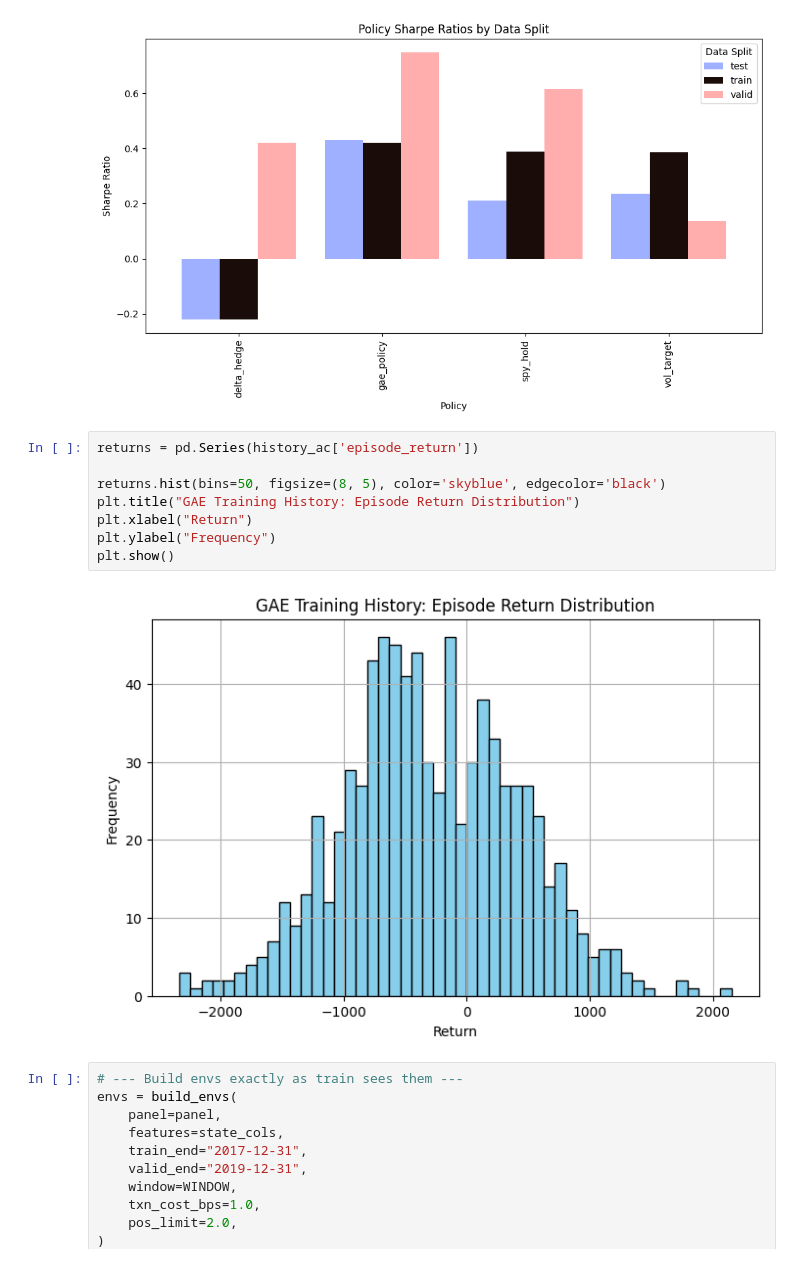
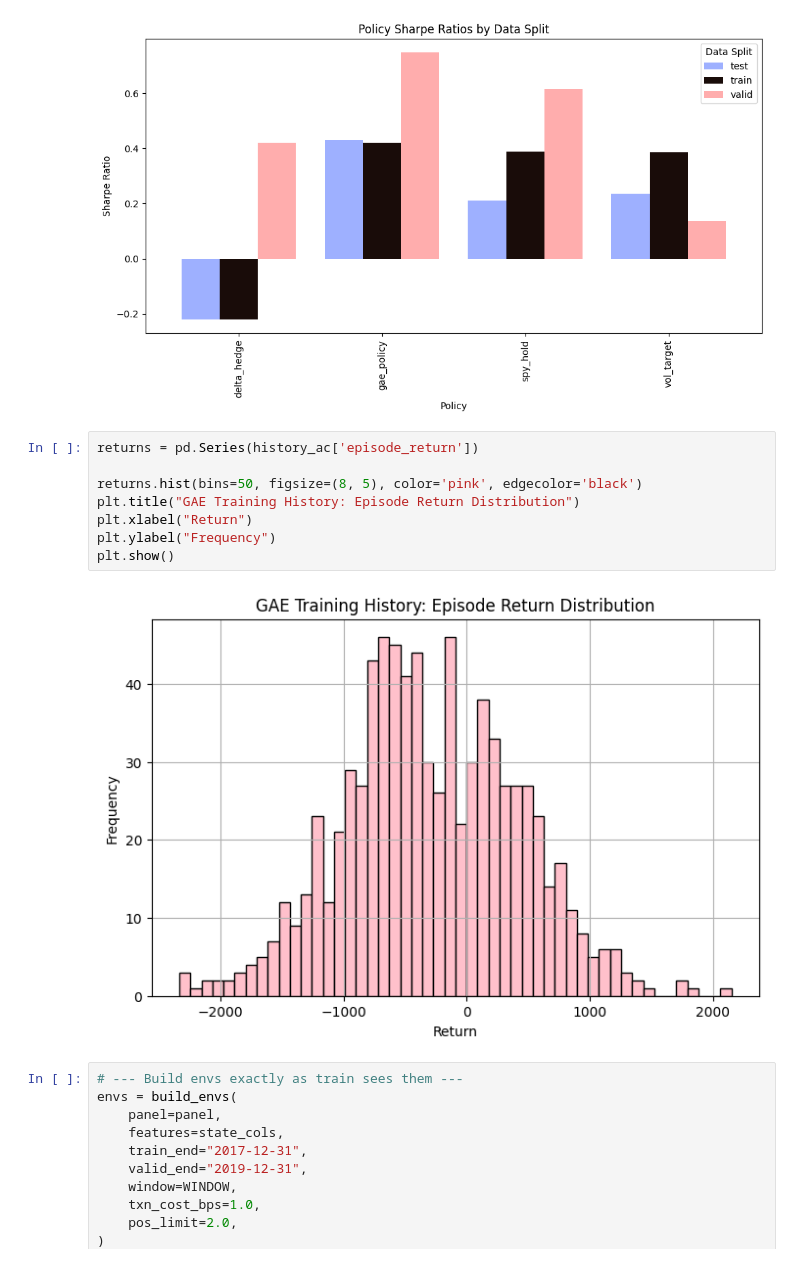
Before and after one commit to li-ruoxi/deep-hedging-rl-forked, a Jupyter notebook: notebooks/03_rl_training.ipynb, the cells around one changed output. Drawn from its saved outputs; the diff is of its cells as text.

```diff
--- a/notebooks/03_rl_training.ipynb
+++ b/notebooks/03_rl_training.ipynb
@@ -436,13 +435,13 @@ plt.show()
 # %%
 returns = pd.Series(history_ac['episode_return'])
 
-returns.hist(bins=50, figsize=(8, 5), color='skyblue', edgecolor='black')
+returns.hist(bins=50, figsize=(8, 5), color='pink', edgecolor='black')
 plt.title("GAE Training History: Episode Return Distribution")
 plt.xlabel("Return")
 plt.ylabel("Frequency")
 plt.show()
 # %% [output]
-[figure, old version]
+[figure, new version]
 # %%
 # --- Build envs exactly as train sees them ---
 envs = build_envs(
```
Also changed, not shown: parts of 2 cells of this notebook, 12 other files.
